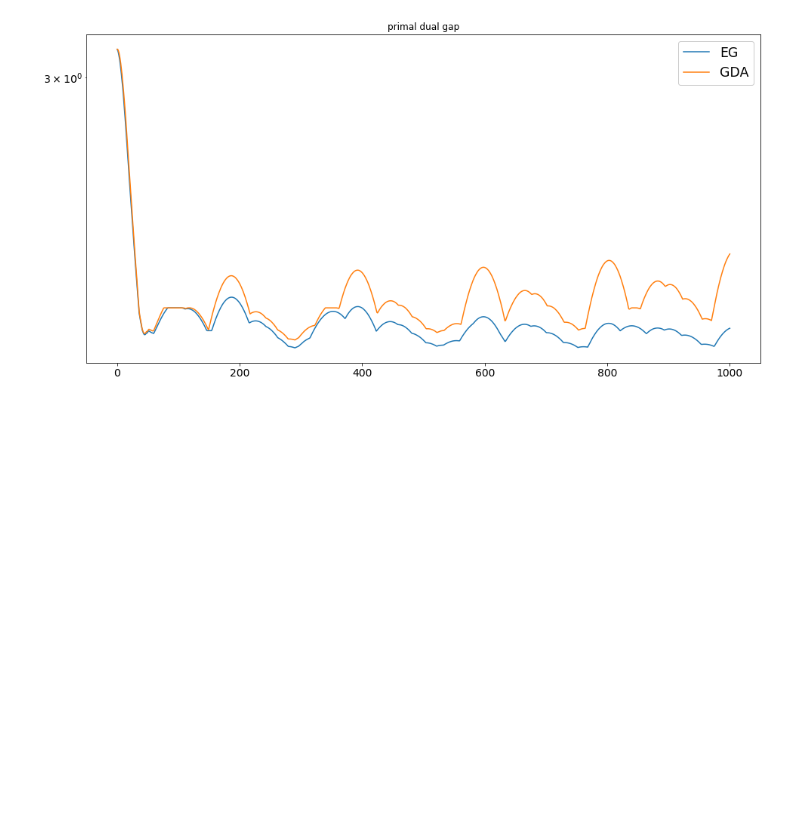
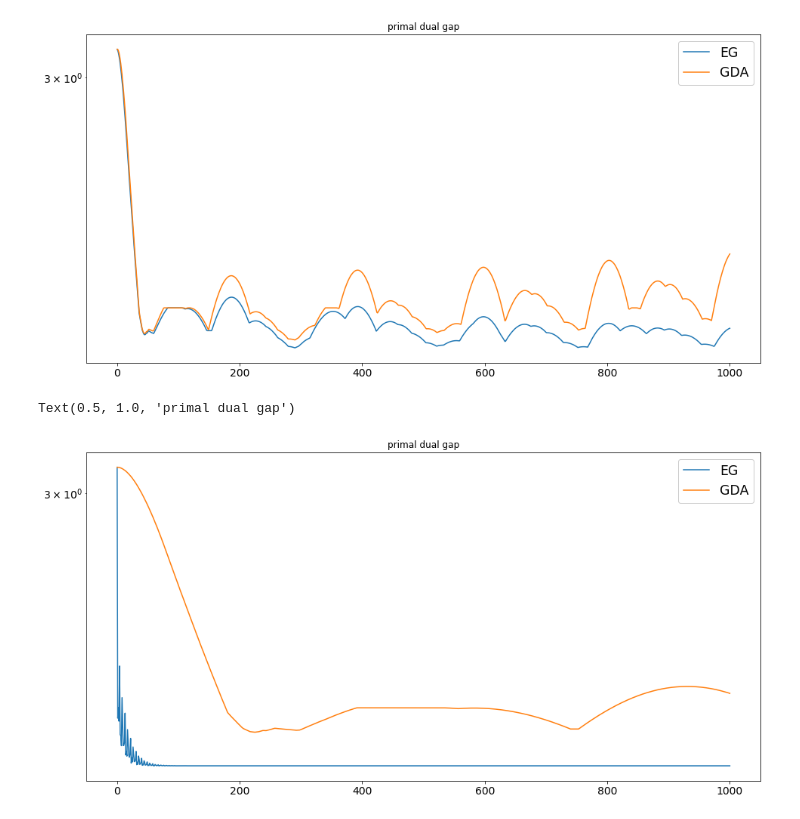
Before and after one commit to mozzafiato/Optimization-methods, a Jupyter notebook: exercises/11_Matrix_games/matrix-games.ipynb, the cells around one changed output. Saved outputs shown, nothing was run; the diff lists cells and outputs as text; code cells hidden in the pictures; blank space fills up the shorter version.

Commit message:
add extra plot to exercise 11

```diff
--- a/exercises/11_Matrix_games/matrix-games.ipynb
+++ b/exercises/11_Matrix_games/matrix-games.ipynb
@@ -187,3 +187,22 @@ plt.title("primal dual gap")
 # %% [output]
 Text(0.5, 1.0, 'primal dual gap')
 [figure]
+# %%
+# adjust both separately
+lr1 = 150 / sp_norm
+lr2 = 1 / sp_norm
+
+gaps_eg = EG(x0, lr1, F_burgler, max_iter, proj_double_simplex, gap_fn)
+
+gaps_gda = GDA(x0, lr2, F_burgler, max_iter, proj_double_simplex, gap_fn)
+
+fig, ax = plt.subplots()
+plt.plot(gaps_eg, label="EG")
+plt.plot(gaps_gda, label="GDA")
+plt.legend()
+plt.yscale("log")
+#plt.xscale("log")
+plt.title("primal dual gap")
+# %% [output]
+Text(0.5, 1.0, 'primal dual gap')
+[figure, added]
```
